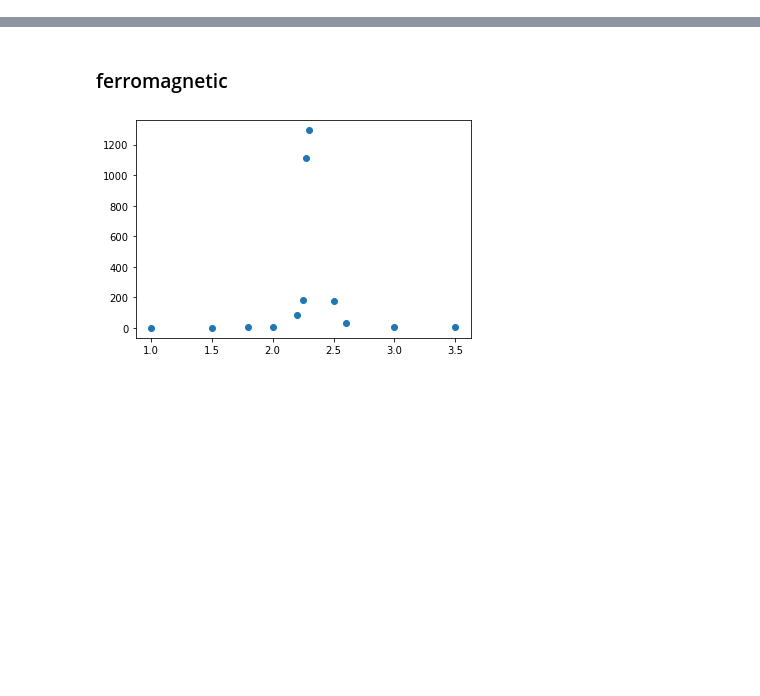
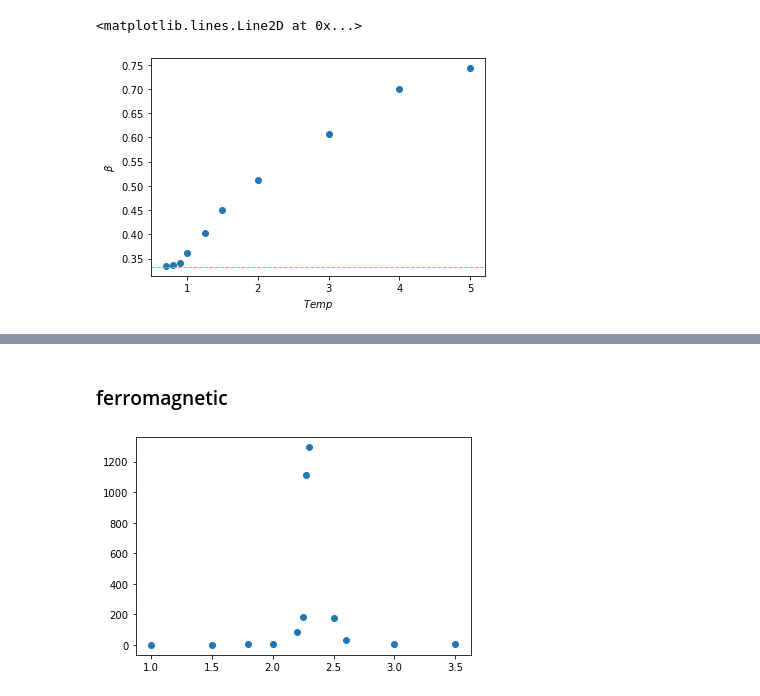
Before and after one commit to zlatovladdka/2d-spin-glasses, a Jupyter notebook: Ising.ipynb, the cells around one changed output, grey strips where cells are left out. Drawn from its saved outputs; the diff is of its cells as text; code cells hidden in the pictures; blank space fills up the shorter version.

```diff
--- a/Ising.ipynb
+++ b/Ising.ipynb
@@ -65,6 +72,15 @@ def observables(Nx, Ny, T):
         c.append(result['Energy2'])
         chi.append(result['Magnetization2'])
     return [np.mean(e), np.mean(m), np.mean(c), np.mean(chi)]
+# %%
+plt.scatter([5.0, 4.0, 3.0, 2.0, 1.5, 1.25, 1.0, 0.9, 0.8, 0.7], [0.74264393, 0.69984329, 0.60699807, 0.51189471, 0.45075815, 0.40359176, 0.36098732, 0.34170817, 0.33704854, 0.33484607])
+plt.ylabel(r'$\beta$')
+plt.xlabel(r'$Temp$')
+
+plt.axhline(1/3, linestyle='--', color='orange', linewidth=1)
+# %% [output]
+<matplotlib.lines.Line2D at 0x...>
+[figure, added]
 # %%
 plt.figure(figsize=(16, 9), dpi=150)
 
```
Also changed, not shown: parts of 5 cells of this notebook, 1 other file.
